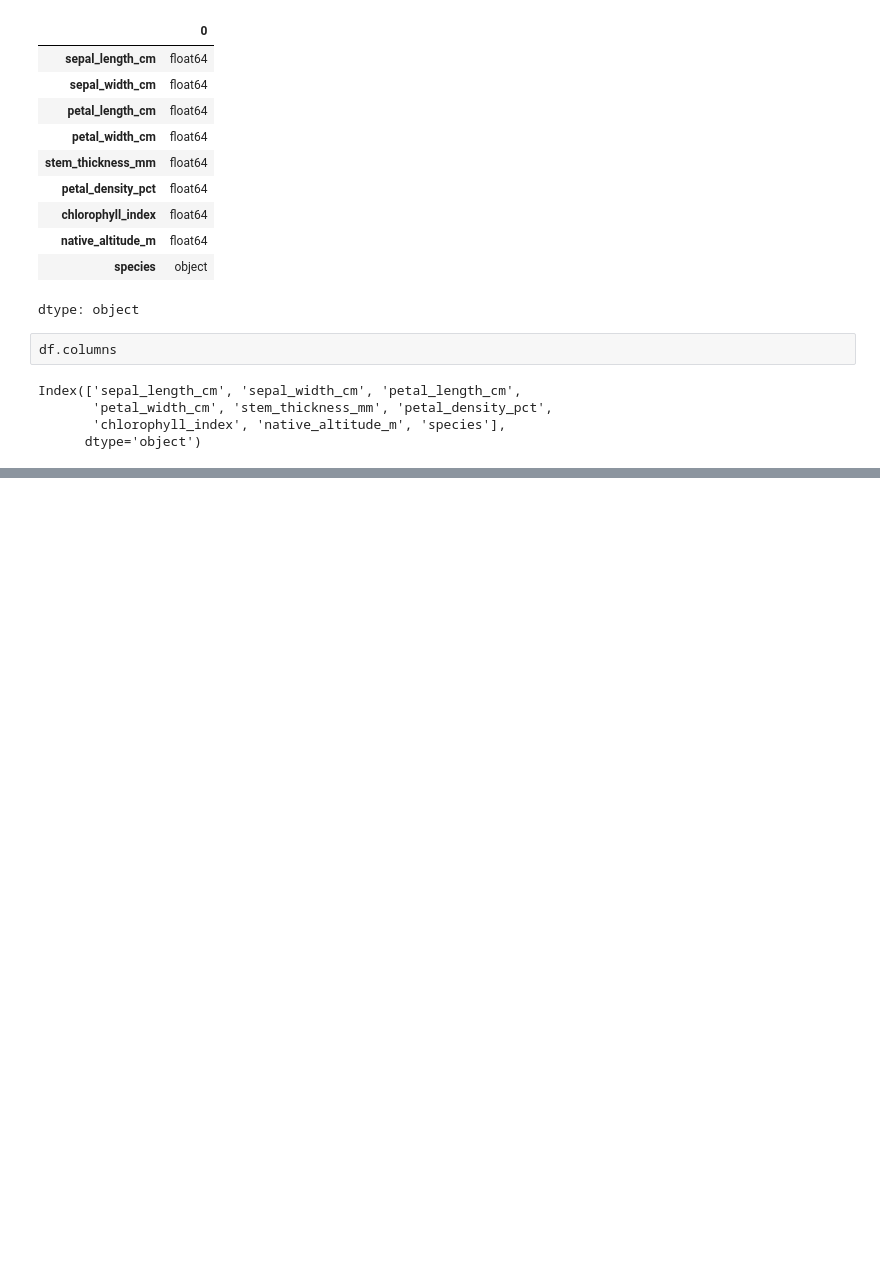
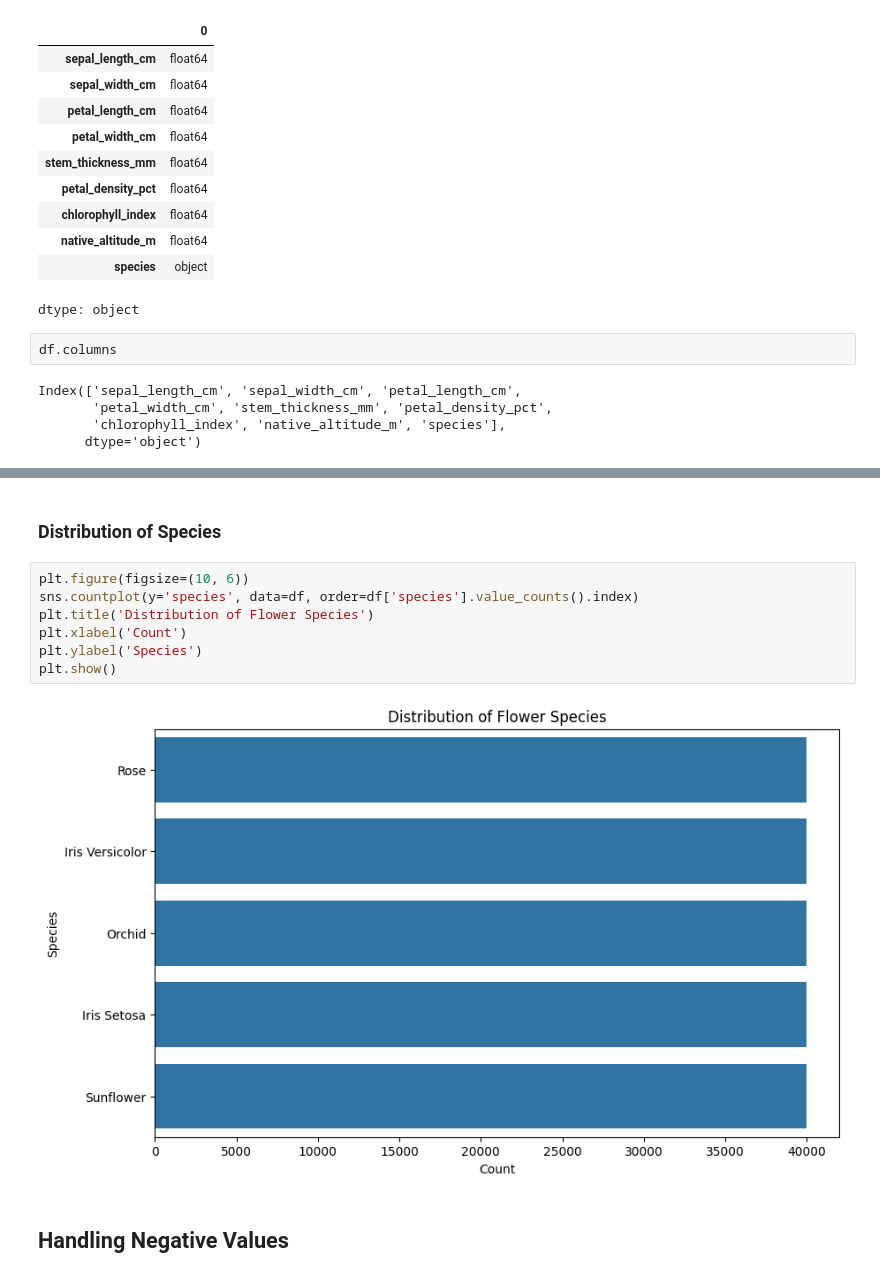
Before and after one commit to kxrrym03/Flower-Morphometrics-Analysis, a Jupyter notebook: Flower_Morphometrics.ipynb, the cells around one changed output, grey strips where cells are left out. Cells and saved outputs as stored; diff of their text form; blank space fills up the shorter version.

```diff
--- a/Flower_Morphometrics.ipynb
+++ b/Flower_Morphometrics.ipynb
@@ -109,0 +139,13 @@ Index(['sepal_length_cm', 'sepal_width_cm', 'petal_length_cm',
+# %% [markdown]
+### Distribution of Species
+# %%
+plt.figure(figsize=(10, 6))
+sns.countplot(y='species', data=df, order=df['species'].value_counts().index)
+plt.title('Distribution of Flower Species')
+plt.xlabel('Count')
+plt.ylabel('Species')
+plt.show()
+# %% [output]
+[figure, added]
+# %% [markdown]
+## Handling Negative Values
```
Also changed, not shown: parts of 39 cells of this notebook.
